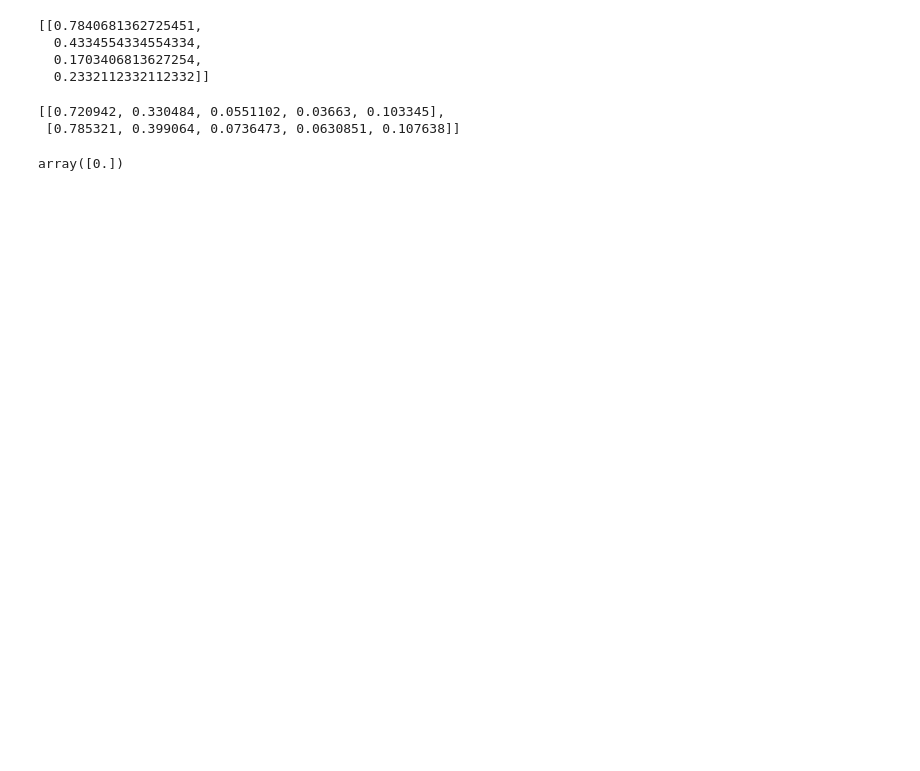
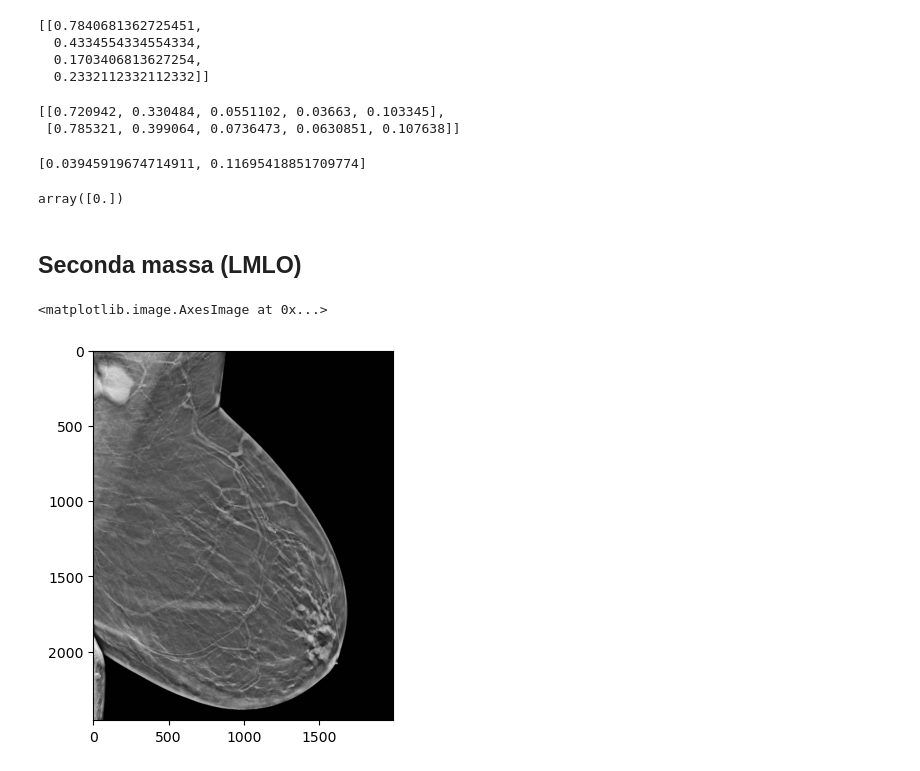
Before and after one commit to andreaberti11235/detection_analysis, a Jupyter notebook: test_iou.ipynb, the cells around one changed output. Cells and saved outputs as stored; diff of their text form; code cells hidden in the pictures; blank space fills up the shorter version.

```diff
--- a/test_iou.ipynb
+++ b/test_iou.ipynb
@@ -105,6 +211,10 @@ for detection in pred_list:
     if iou_value >= iou_threshold:
         # print(f'è un vero Vero Positivo, massa più vicina riga {closest_item}')
         found_masses[closest_item] = 1
+# %%
+iou_list
+# %% [output]
+[0.03945919674714911, 0.11695418851709774]
 # %%
 detection = pred_list[1]
 distances = []
@@ -131,3 +241,20 @@ if iou_value >= iou_threshold:
 found_masses
 # %% [output]
 array([0.])
+# %% [markdown]
+## Seconda massa (LMLO)
+# %%
+gt_txt_lmlo = '/Users/andreaberti/Documents/work/DBT/test_inference/valid/labels_gt/DBT-P01839_DBT-S03748_lmlo_mass0_slice12.txt'
+pred_txt_lmlo = '/Users/andreaberti/Documents/work/DBT/test_inference/valid/labels_detection/DBT-P01839_DBT-S03748_lmlo_mass0_slice12.txt'
+img_lmlo = '/Users/andreaberti/Documents/work/DBT/test_inference/valid/images/DBT-P01839_DBT-S03748_lmlo_mass0_slice12.png'
+# %%
+img_pil_lmlo = Image.open(img_lmlo)
+img_npy_lmlo = np.array(img_pil_lmlo)
+img_width_lmlo = img_npy_lmlo.shape[1]
+img_height_lmlo = img_npy_lmlo.shape[0]
+img_npy_lmlo0 = np.copy(img_npy_lmlo)
+img_npy_lmlo1 = np.copy(img_npy_lmlo)
+plt.imshow(img_npy_lmlo, cmap='gray')
+# %% [output]
+<matplotlib.image.AxesImage at 0x...>
+[figure, added]
```
Also changed, not shown: parts of 25 cells of this notebook.
